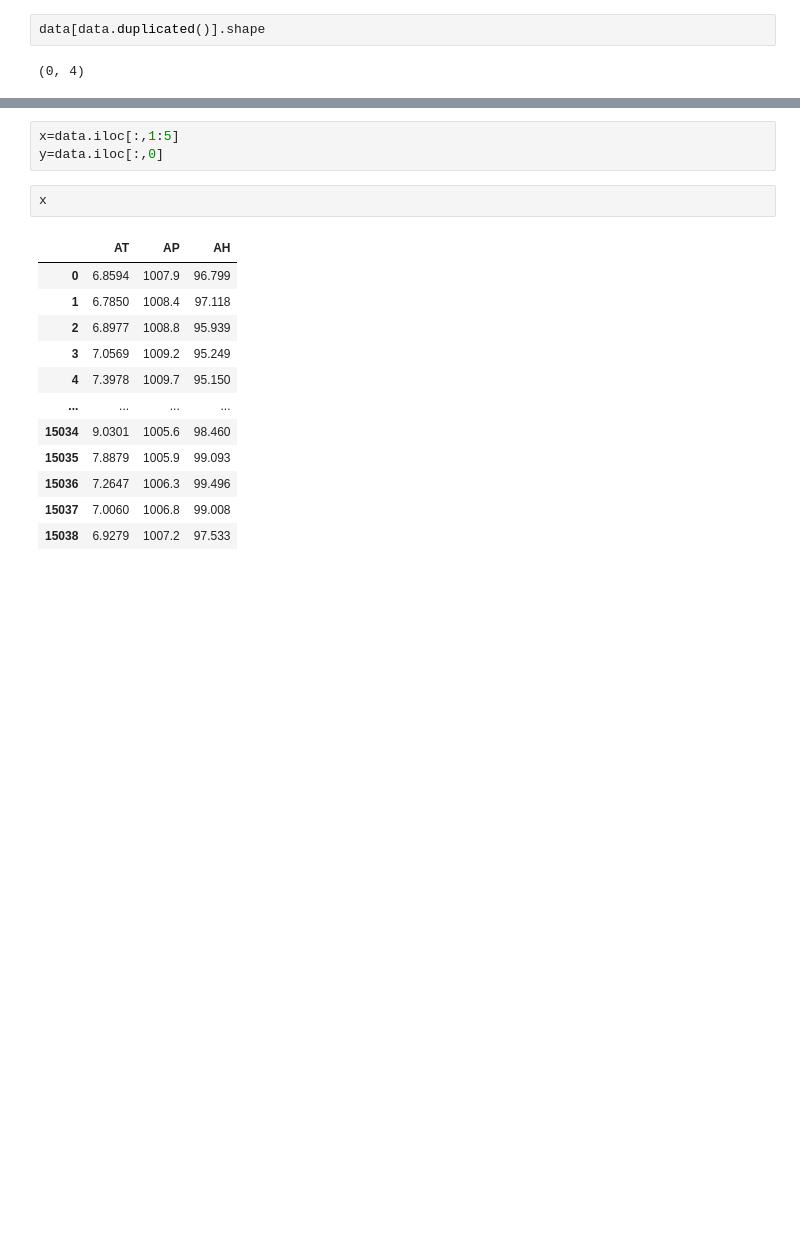
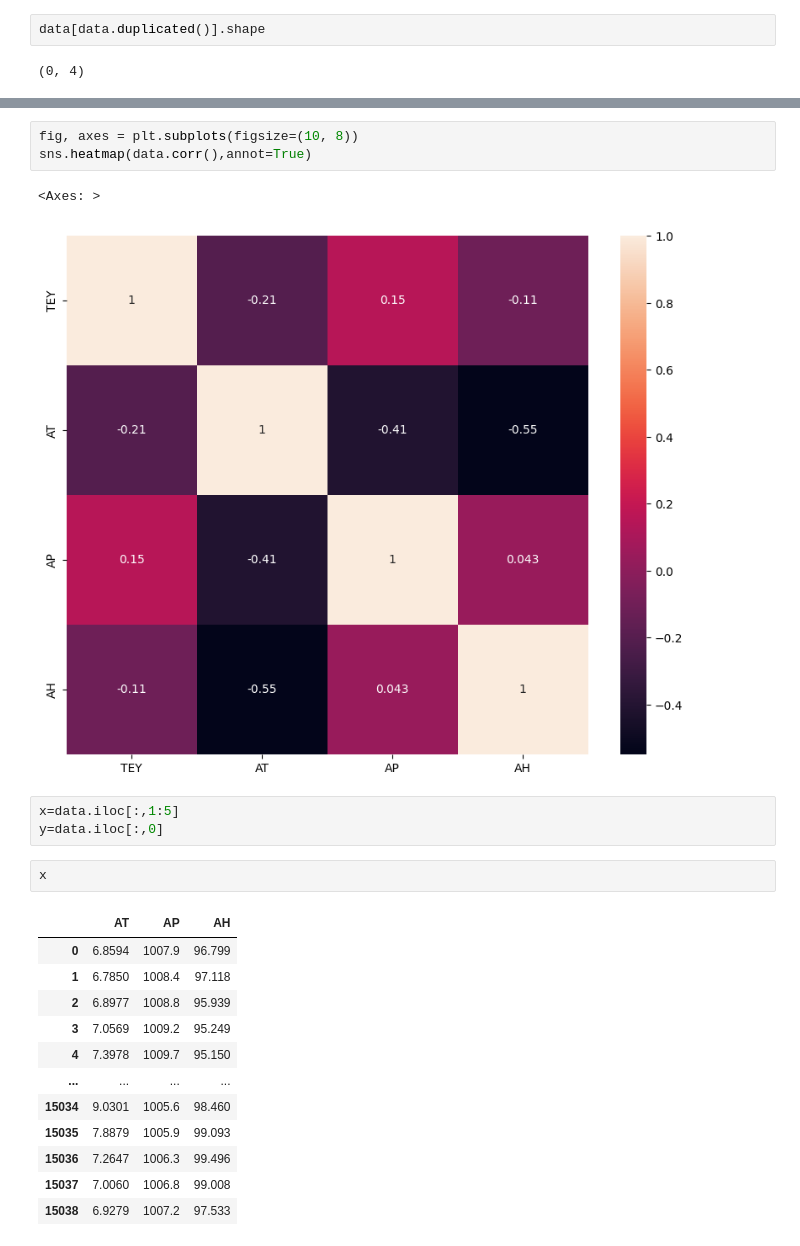
Before and after one commit to swanandiparnaik/DS_assignment, a Jupyter notebook: Gas_turbine_neural_network_.ipynb, the cells around one changed output, grey strips where cells are left out. Drawn from its saved outputs; the diff is of its cells as text; blank space fills up the shorter version.

```diff
--- a/Gas_turbine_neural_network_.ipynb
+++ b/Gas_turbine_neural_network_.ipynb
@@ -76,3 +96,9 @@ data[data.duplicated()].shape
+# %%
+fig, axes = plt.subplots(figsize=(10, 8))
+sns.heatmap(data.corr(),annot=True)
+# %% [output]
+<Axes: >
+[figure, added]
 # %%
 x=data.iloc[:,1:5]
 y=data.iloc[:,0]
```
Also changed, not shown: parts of 14 cells of this notebook.
